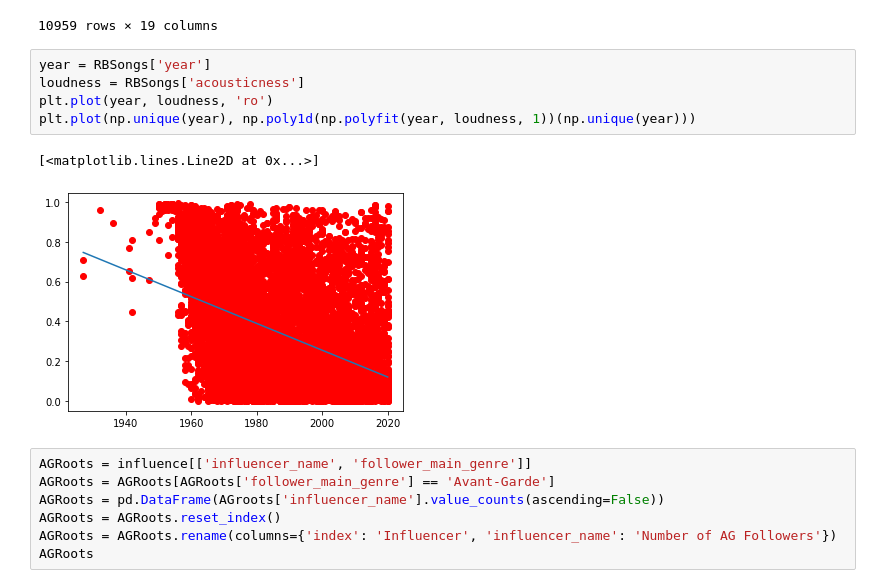
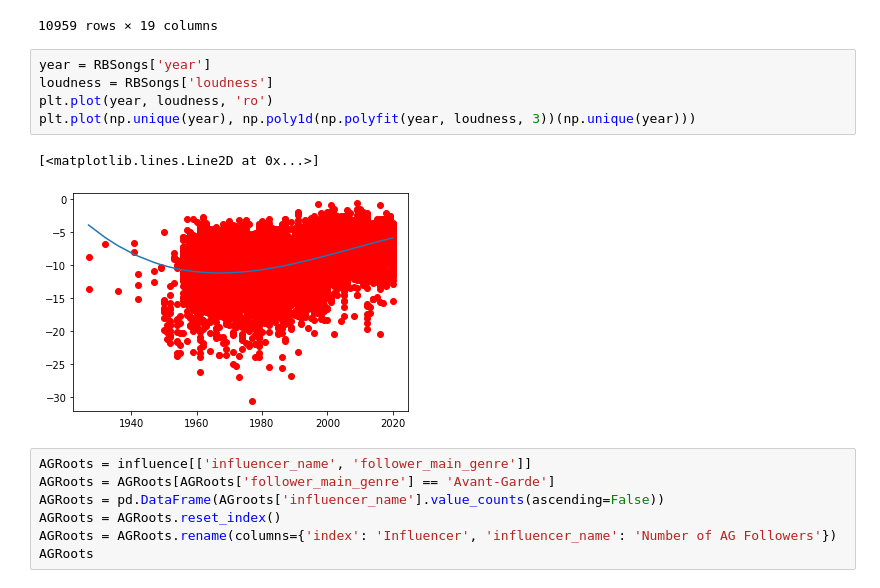
Before and after one commit to Wichaelian/ICM-2021, a Jupyter notebook: 2021_ICM_Problem_D_Data/Problem D.ipynb, the cells around one changed output. Drawn from its saved outputs; the diff is of its cells as text.

```diff
--- a/2021_ICM_Problem_D_Data/Problem D.ipynb
+++ b/2021_ICM_Problem_D_Data/Problem D.ipynb
@@ -415,12 +415,12 @@ RBSongs
 10959 rows × 19 columns
 # %%
 year = RBSongs['year']
-loudness = RBSongs['acousticness']
+loudness = RBSongs['loudness']
 plt.plot(year, loudness, 'ro')
-plt.plot(np.unique(year), np.poly1d(np.polyfit(year, loudness, 1))(np.unique(year)))
+plt.plot(np.unique(year), np.poly1d(np.polyfit(year, loudness, 3))(np.unique(year)))
 # %% [output]
 [<matplotlib.lines.Line2D at 0x...>]
-[figure, old version]
+[figure, new version]
 # %%
 AGRoots = influence[['influencer_name', 'follower_main_genre']]
 AGRoots = AGRoots[AGRoots['follower_main_genre'] == 'Avant-Garde']
```
